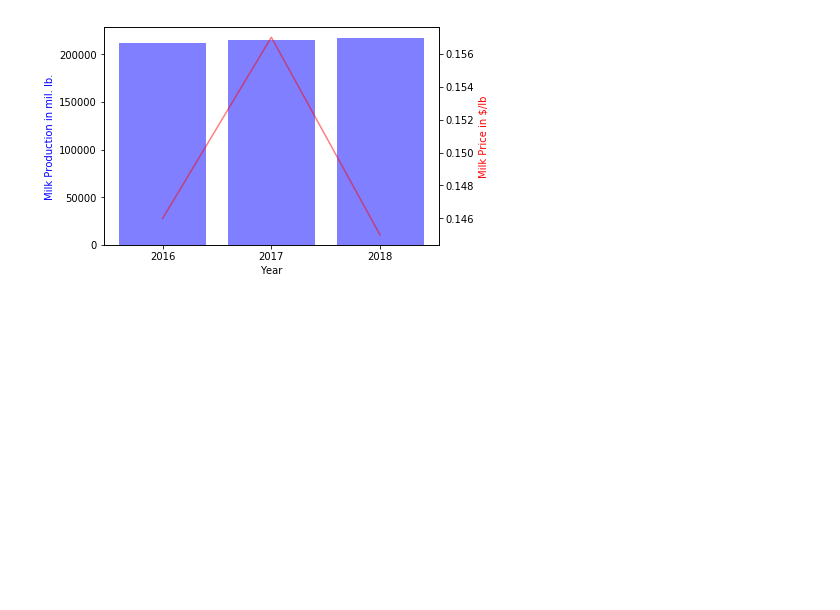
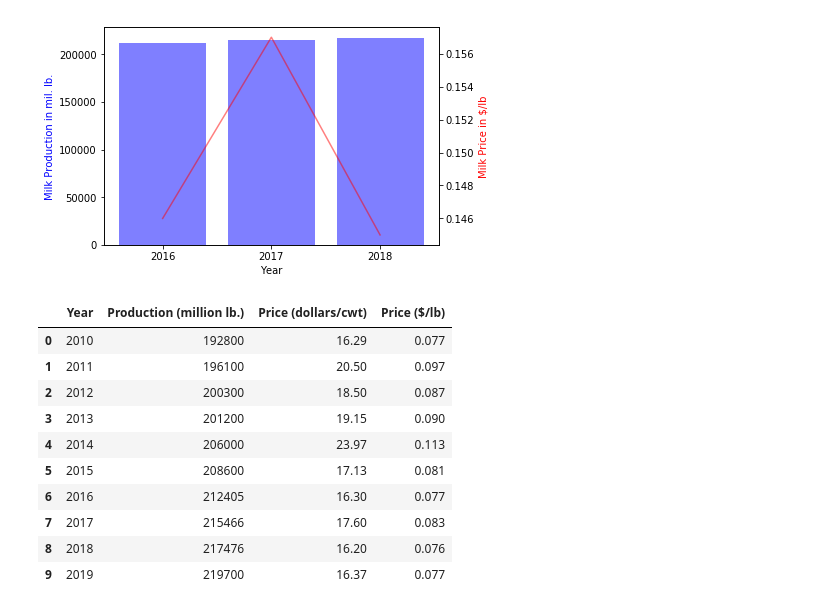
Before and after one commit to Ashraf4068/Dairy_project, a Jupyter notebook: main.ipynb, the cells around one changed output. Cells and saved outputs as stored; diff of their text form; code cells hidden in the pictures; blank space fills up the shorter version.

Commit message:
fixing data issue

```diff
--- a/main.ipynb
+++ b/main.ipynb
@@ -158,3 +158,19 @@ plt.show()
 # %% [output]
 [0.146, 0.157, 0.145]
 [figure]
+# %%
+# Import annual data of price and production from 2010 - 2019 as DataFrame
+annual_milk_production_price = pd.read_csv("Resources/us_annual_milk_production_price_10-19.csv")
+annual_milk_production_price
+# %% [output]
+|  | Year | Production (million lb.) | Price (dollars/cwt) | Price ($/lb) |
+| 0 | 2010 | 192800 | 16.29 | 0.077 |
+| 1 | 2011 | 196100 | 20.50 | 0.097 |
+| 2 | 2012 | 200300 | 18.50 | 0.087 |
+| 3 | 2013 | 201200 | 19.15 | 0.090 |
+| 4 | 2014 | 206000 | 23.97 | 0.113 |
+| 5 | 2015 | 208600 | 17.13 | 0.081 |
+| 6 | 2016 | 212405 | 16.30 | 0.077 |
+| 7 | 2017 | 215466 | 17.60 | 0.083 |
+| 8 | 2018 | 217476 | 16.20 | 0.076 |
+| 9 | 2019 | 219700 | 16.37 | 0.077 |
```
Also changed, not shown: parts of 1 cell of this notebook, 1 other file.
